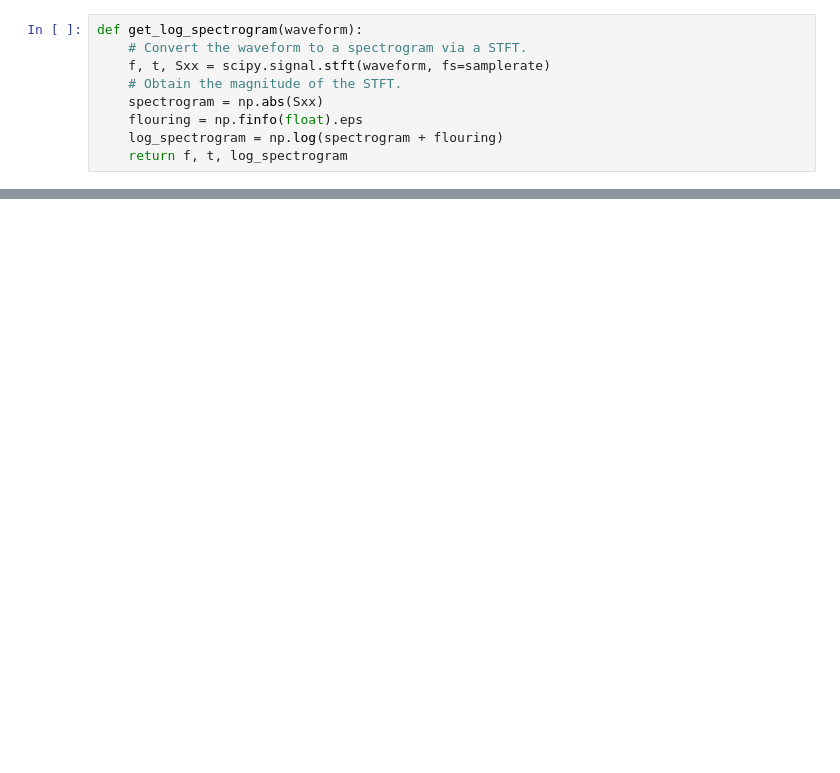
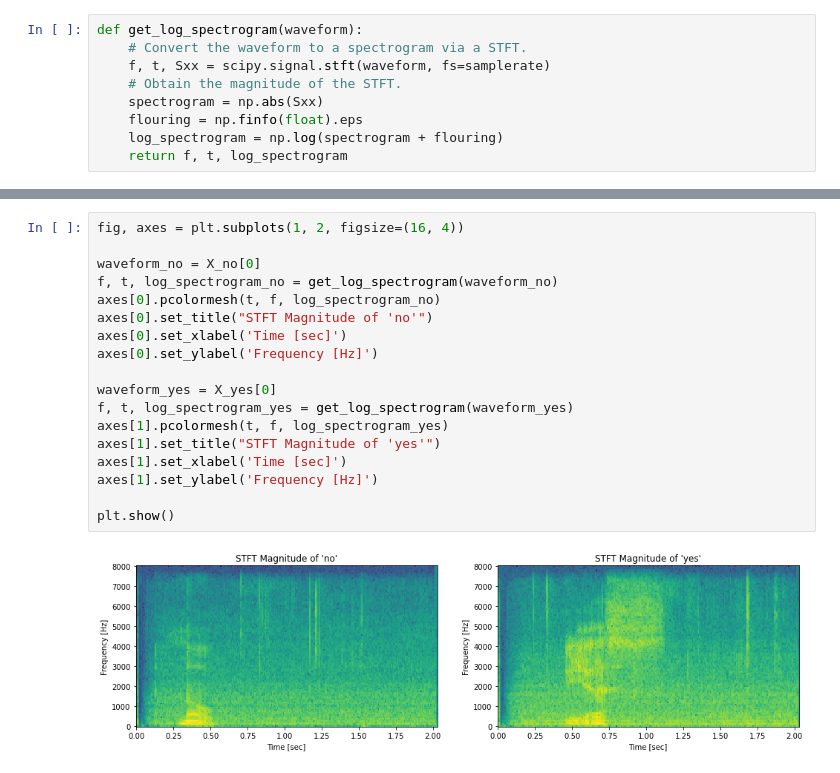
Before and after one commit to sadahry/notebooks, a Jupyter notebook: signal_processing/yes_no_detection.ipynb, the cells around one changed output, grey strips where cells are left out. Cells and saved outputs as stored; diff of their text form; blank space fills up the shorter version.

```diff
--- a/signal_processing/yes_no_detection.ipynb
+++ b/signal_processing/yes_no_detection.ipynb
@@ -133,0 +148,20 @@ plt.show()
+# %%
+fig, axes = plt.subplots(1, 2, figsize=(16, 4))
+
+waveform_no = X_no[0]
+f, t, log_spectrogram_no = get_log_spectrogram(waveform_no)
+axes[0].pcolormesh(t, f, log_spectrogram_no)
+axes[0].set_title("STFT Magnitude of 'no'")
+axes[0].set_xlabel('Time [sec]')
+axes[0].set_ylabel('Frequency [Hz]')
+
+waveform_yes = X_yes[0]
+f, t, log_spectrogram_yes = get_log_spectrogram(waveform_yes)
+axes[1].pcolormesh(t, f, log_spectrogram_yes)
+axes[1].set_title("STFT Magnitude of 'yes'")
+axes[1].set_xlabel('Time [sec]')
+axes[1].set_ylabel('Frequency [Hz]')
+
+plt.show()
+# %% [output]
+[figure, added]
```
Also changed, not shown: parts of 25 cells of this notebook.
